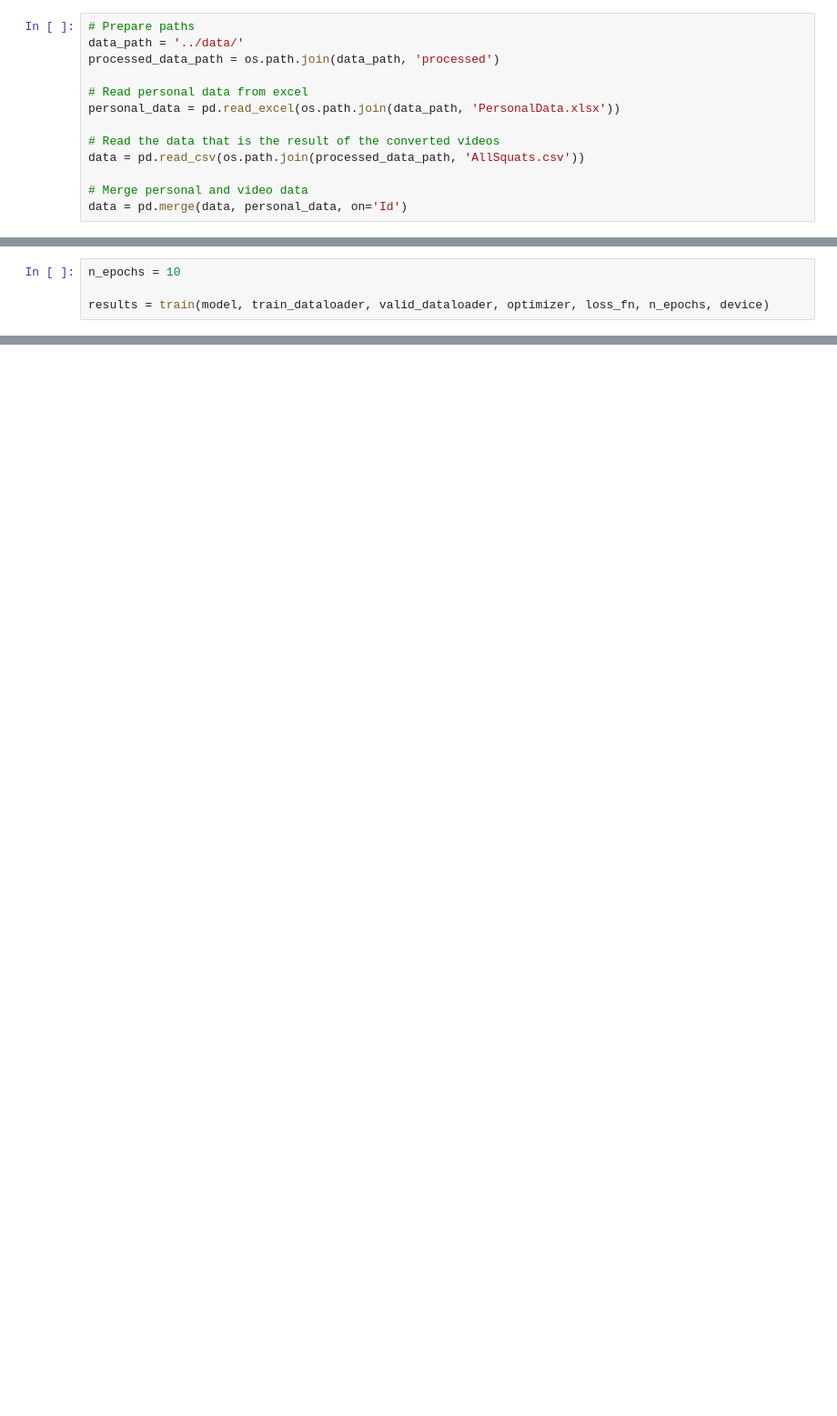
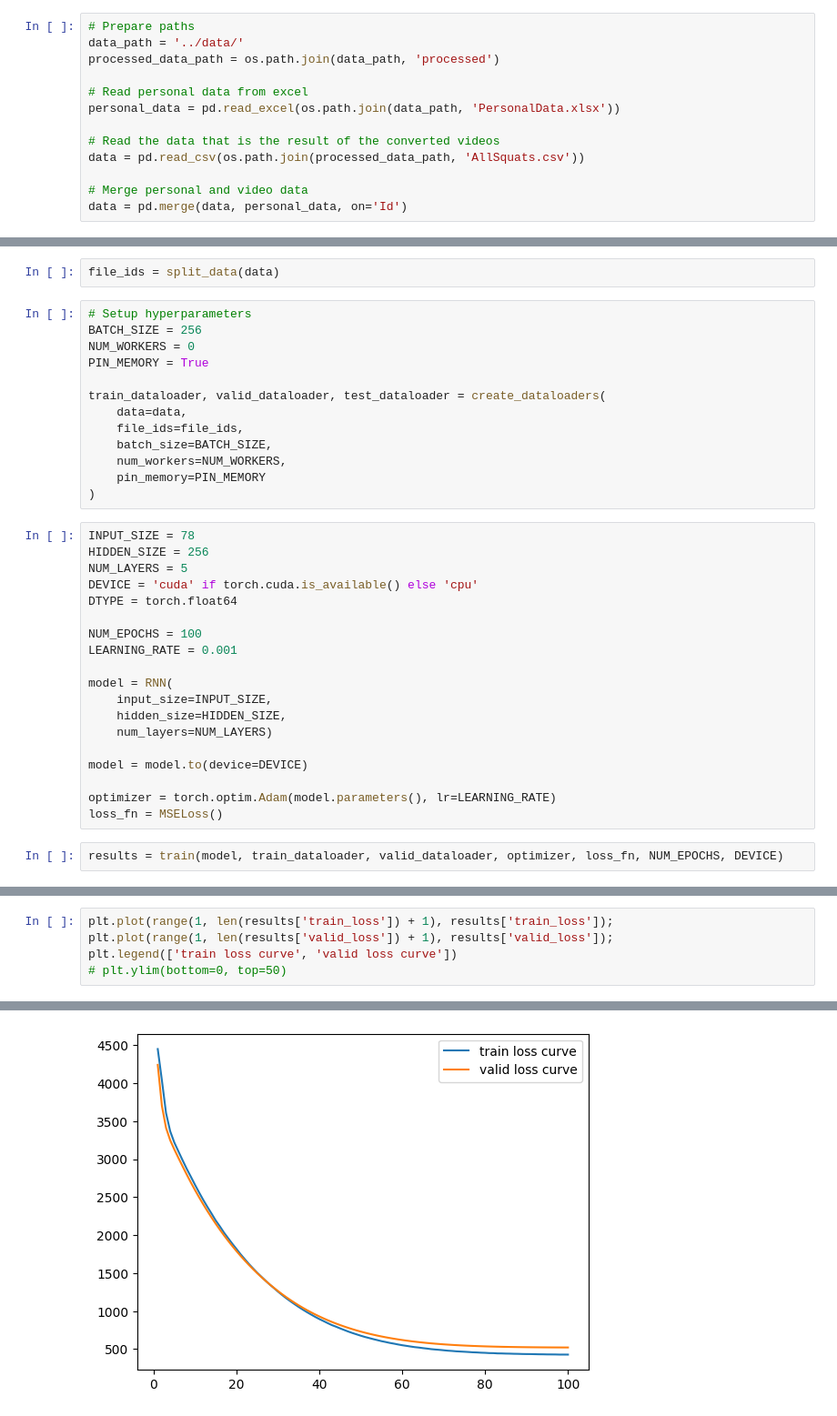
Before and after one commit to MateuszKunik/StrengthCoach, a Jupyter notebook: notebooks/preprocessing.ipynb, the cells around one changed output, grey strips where cells are left out. Shown at 91% size. Cells and saved outputs as stored; diff of their text form; blank space fills up the shorter version.

```diff
--- a/notebooks/preprocessing.ipynb
+++ b/notebooks/preprocessing.ipynb
@@ -104,5 +108,37 @@ loss_fn = MSELoss()
+# %%
+file_ids = split_data(data)
+# %%
+# Setup hyperparameters
+BATCH_SIZE = 256
+NUM_WORKERS = 0
+PIN_MEMORY = True
+
+train_dataloader, valid_dataloader, test_dataloader = create_dataloaders(
+    data=data,
+    file_ids=file_ids,
+    batch_size=BATCH_SIZE,
+    num_workers=NUM_WORKERS,
+    pin_memory=PIN_MEMORY
+)
+# %%
+INPUT_SIZE = 78
+HIDDEN_SIZE = 256
+NUM_LAYERS = 5
+DEVICE = 'cuda' if torch.cuda.is_available() else 'cpu'
+DTYPE = torch.float64
+
+NUM_EPOCHS = 100
+LEARNING_RATE = 0.001
+
+model = RNN(
+    input_size=INPUT_SIZE,
+    hidden_size=HIDDEN_SIZE,
+    num_layers=NUM_LAYERS)
+
+model = model.to(device=DEVICE)
+
+optimizer = torch.optim.Adam(model.parameters(), lr=LEARNING_RATE)
+loss_fn = MSELoss()
 # %%
-n_epochs = 10
-
-results = train(model, train_dataloader, valid_dataloader, optimizer, loss_fn, n_epochs, device)
+results = train(model, train_dataloader, valid_dataloader, optimizer, loss_fn, NUM_EPOCHS, DEVICE)
 # %% [output]
@@ -118,0 +179,6 @@ Epoch: 10 | train loss: 0.0479 | validation loss: 0.0378
+# %%
+plt.plot(range(1, len(results['train_loss']) + 1), results['train_loss']);
+plt.plot(range(1, len(results['valid_loss']) + 1), results['valid_loss']);
+plt.legend(['train loss curve', 'valid loss curve'])
+# plt.ylim(bottom=0, top=50)
+# %% [output]
@@ -118,0 +186 @@ Epoch: 10 | train loss: 0.0479 | validation loss: 0.0378
+[figure, added]
```
Also changed, not shown: parts of 26 cells of this notebook.
